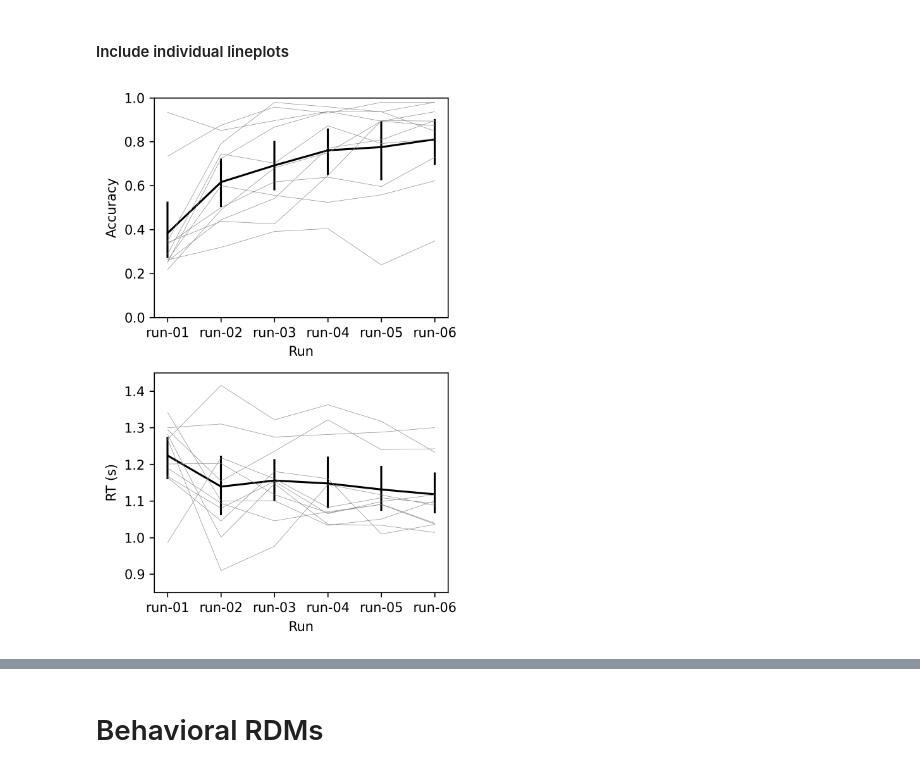
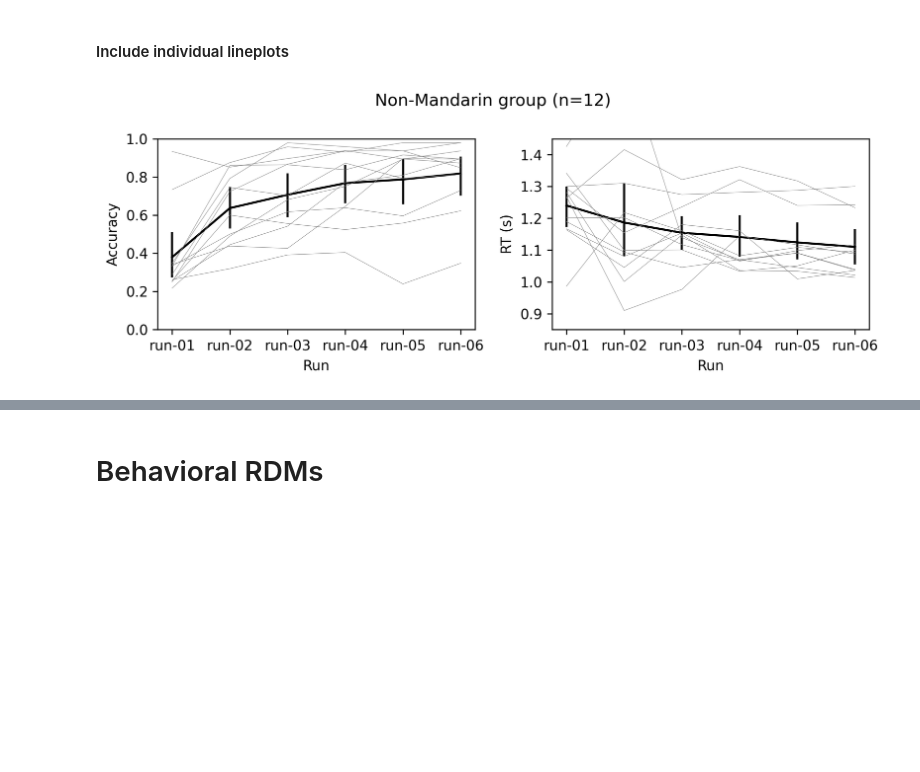
Before and after one commit to sitek/auditory_category_learning, a Jupyter notebook: behav_conversion/behavior_analysis.ipynb, the cells around one changed output, grey strips where cells are left out. Drawn from its saved outputs; the diff is of its cells as text; code cells hidden in the pictures; blank space fills up the shorter version.

Commit message:
Updated behavior plotting

```diff
--- a/behav_conversion/behavior_analysis.ipynb
+++ b/behav_conversion/behavior_analysis.ipynb
@@ -28,11 +28,8 @@ participants_df = pd.read_csv(participants_fpath, sep='\t')
 # subjects to ignore (not fully processed, etc.)
 ignore_subs = ['sub-FLT27', # did not run functional MRI
                'sub-FLT07', # bad QA 11/14/23
-               'sub-FLT02', # missing resp_6 in run00 (pressing wrong keys)
-               #'sub-FLT10', # MISSING 11/16/23
-               #'sub-FLT01', 'sub-FLT16',
-               #'sub-FLT19', 'sub-FLT20',
-               #'sub-FLT28', 'sub-FLT30',
+               'sub-FLT15', # bad responses 07/17/26
+               #'sub-FLT02', # missing resp_6 in run00 (pressing wrong keys)
               ]
 participants_df.drop(participants_df[participants_df.participant_id.isin(ignore_subs)].index, inplace=True)
 
@@ -76,7 +75,8 @@ for rx, run in enumerate(range(6)):
 
 
         simple_df = tsv_pd.loc[:,['trial_type', 'correct_key', 'response_time']].dropna()
-        simple_df = simple_df[~tsv_pd['trial_type'].str.contains('resp_8')]
+
+        # simple_df = simple_df[~tsv_pd['trial_type'].str.contains('resp_8')]
 
         simple_df['correct_key'] = simple_df['correct_key'].astype(int).astype(str)
 
@@ -100,7 +100,10 @@ for rx, run in enumerate(range(6)):
 
         # get response counts
         group_resp1_list.append(renum_simple_df.groupby('trial_type')['response_time'].count().loc['1'])
-        group_resp2_list.append(renum_simple_df.groupby('trial_type')['response_time'].count().loc['2'])
+        try:
+            group_resp2_list.append(renum_simple_df.groupby('trial_type')['response_time'].count().loc['2'])
+        except:
+            group_resp2_list.append([0])
         group_resp3_list.append(renum_simple_df.groupby('trial_type')['response_time'].count().loc['3'])
         group_resp4_list.append(renum_simple_df.groupby('trial_type')['response_time'].count().loc['4'])
 
@@ -145,4 +149,4 @@ run_df
 # %%
-behav_df = pd.concat(run_df_list)
-print(behav_df)
+nman_behav_df = pd.concat(run_df_list)
+print(nman_behav_df)
 # %% [output]
@@ -210,30 +214,31 @@ ax.legend(loc="lower right",
 # %% [markdown]
 #### Include individual lineplots
 # %%
-fig, ax = plt.subplots(2, 1, figsize=(4,6), dpi=300)
-sns.lineplot(behav_df, x='Run', y='Accuracy',
+fig, ax = plt.subplots(1,2, figsize=(8,3), dpi=300)
+sns.lineplot(nman_behav_df, x='Run', y='Accuracy',
              color='black', err_style='bars',
              ax=ax[0])
-sns.lineplot(behav_df, x='Run', y='Accuracy',
+sns.lineplot(nman_behav_df, x='Run', y='Accuracy',
              hue='Participant_ID',
              palette=sns.color_palette(['grey'], 12),
              linewidth=0.3,
              ax=ax[0],
              legend=None)
 ax[0].set_ylim([0, 1])
 
-sns.lineplot(behav_df, x='Run', y='RT (s)',
+sns.lineplot(nman_behav_df, x='Run', y='RT (s)',
              color='black', err_style='bars',
              ax=ax[1])
-sns.lineplot(behav_df, x='Run', y='RT (s)',
+sns.lineplot(nman_behav_df, x='Run', y='RT (s)',
              hue='Participant_ID',
              palette=sns.color_palette(['grey'], 12),
              linewidth=0.3,
              ax=ax[1],
              legend=None)
 ax[1].set_ylim([0.85, 1.45])
+fig.suptitle(f'Non-Mandarin group (n={len(sub_list_nman)})')
 
 fig.tight_layout()
-fig.savefig('behav_acc_rt.svg')
+fig.savefig('behav_group-NMan_acc_rt.svg')
 # %% [output]
-[figure, old version]
+[figure, new version]
```
Also changed, not shown: parts of 54 cells of this notebook, 5 other files.
